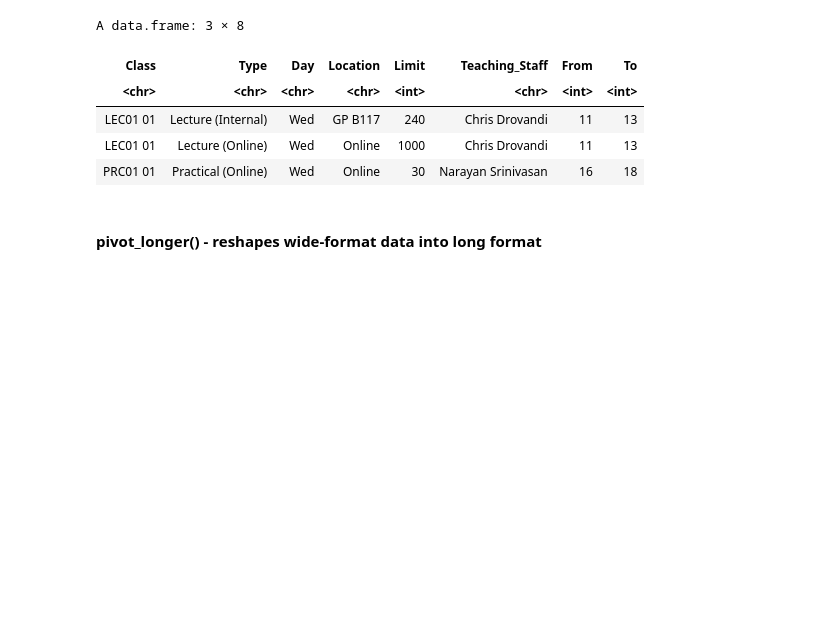
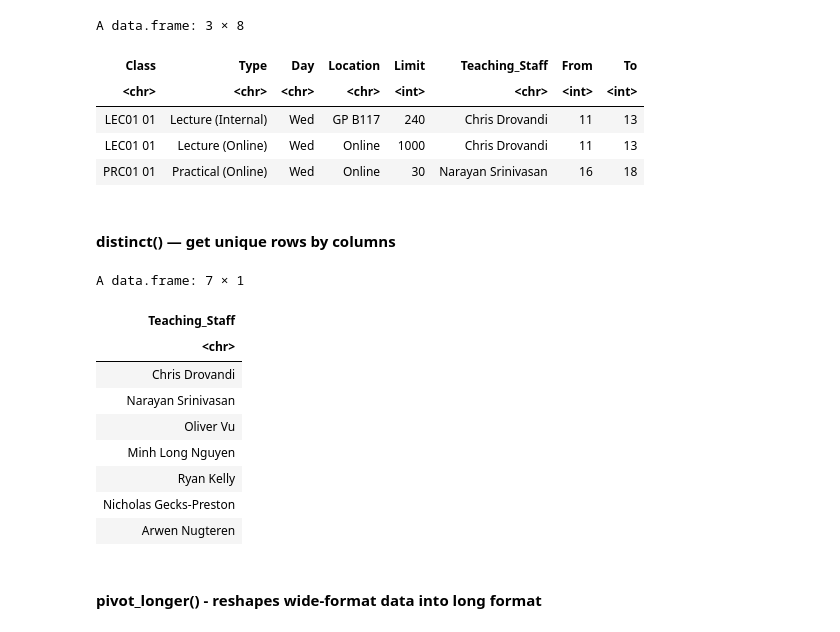
Before and after one commit to edelweiss611428/MXB107-Notebooks, a Jupyter notebook: notebooks/Week_1.ipynb, the cells around one changed output. Drawn from its saved outputs; the diff is of its cells as text; code cells hidden in the pictures; blank space fills up the shorter version.

```diff
--- a/notebooks/Week_1.ipynb
+++ b/notebooks/Week_1.ipynb
@@ -270,6 +270,23 @@ A data.frame: 3 × 8
 | LEC01 01 | Lecture (Internal) | Wed | GP B117 | 240 | Chris Drovandi | 11 | 13 |
 | LEC01 01 | Lecture (Online) | Wed | Online | 1000 | Chris Drovandi | 11 | 13 |
 | PRC01 01 | Practical (Online) | Wed | Online | 30 | Narayan Srinivasan | 16 | 18 |
+# %% [markdown]
+#### **distinct() — get unique rows by columns**
+# %%
+MXB107_Info %>%
+  select(Teaching_Staff, Type, Day, From, To) %>%
+  distinct(Teaching_Staff)
+# %% [output]
+A data.frame: 7 × 1
+| Teaching_Staff |
+| <chr> |
+| Chris Drovandi |
+| Narayan Srinivasan |
+| Oliver Vu |
+| Minh Long Nguyen |
+| Ryan Kelly |
+| Nicholas Gecks-Preston |
+| Arwen Nugteren |
 # %% [markdown]
 #### **pivot_longer() - reshapes wide-format data into long format**
 # %% [markdown]
```
Also changed, not shown: parts of 1 cell of this notebook.
